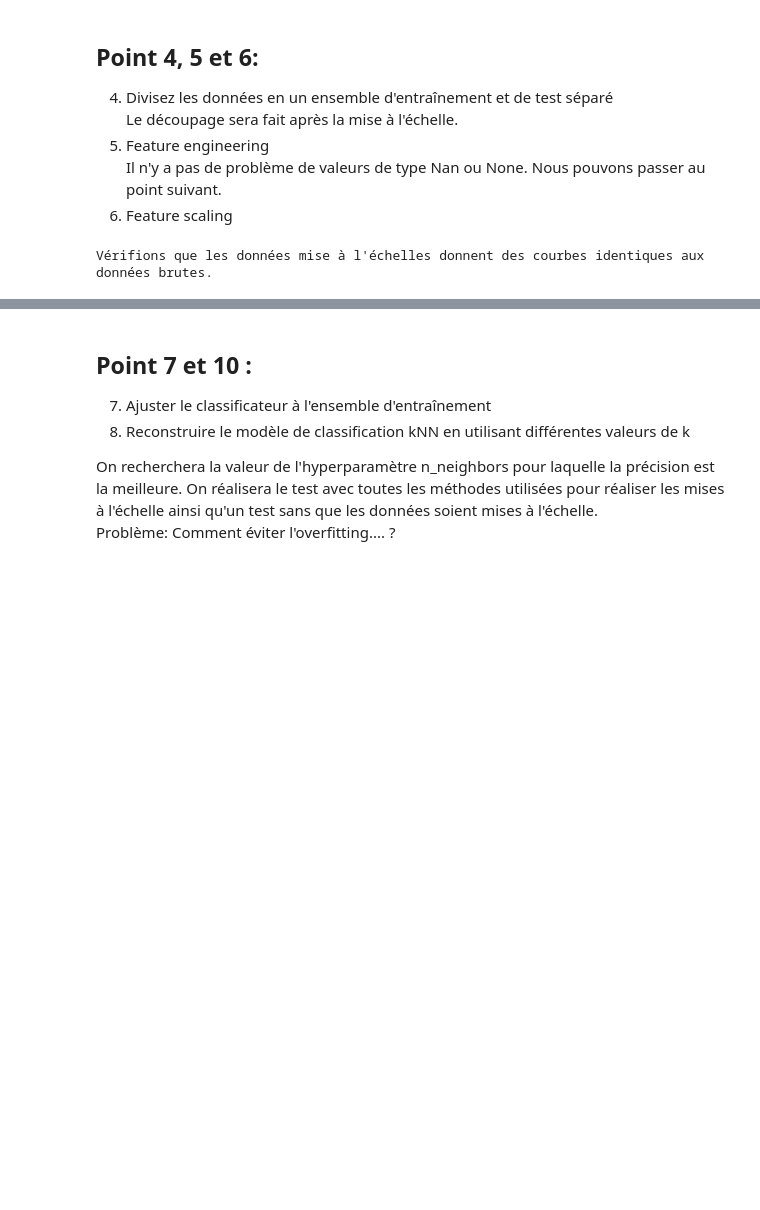
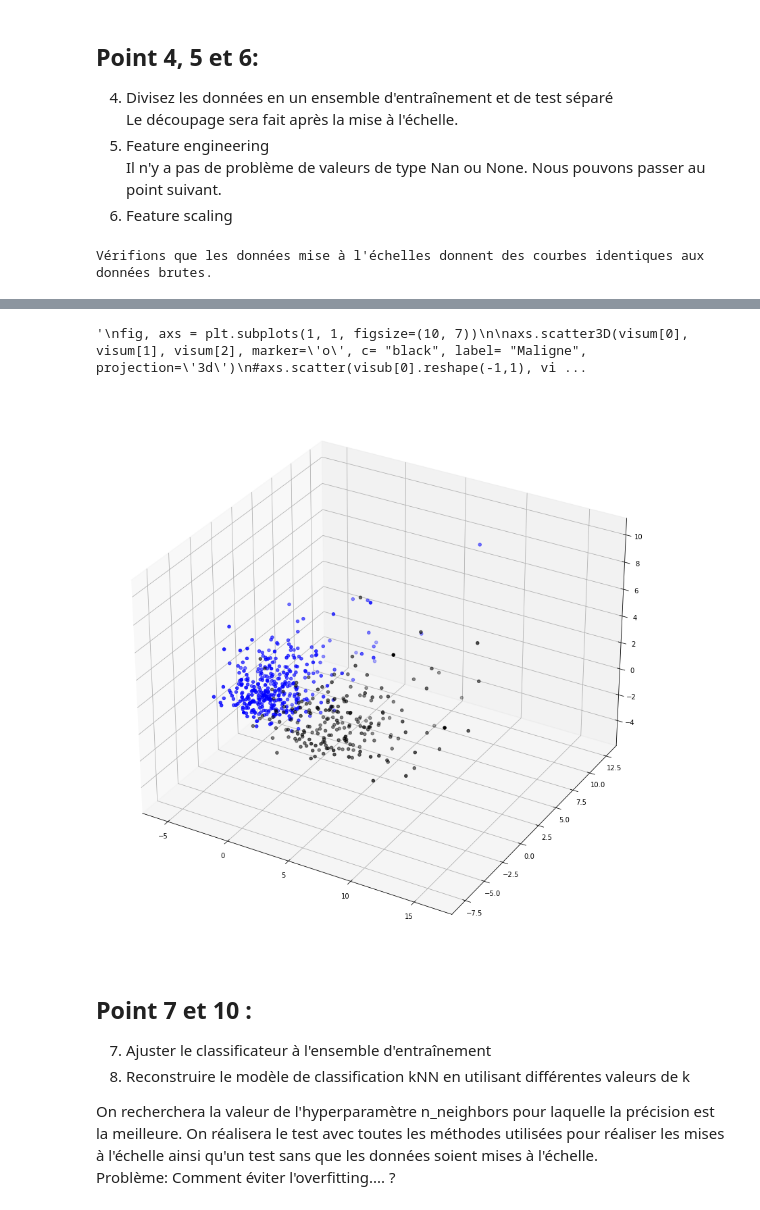
Before and after one commit to jpphi/brief11-KNN, a Jupyter notebook: brief11-KNN-rendu.ipynb, the cells around one changed output, grey strips where cells are left out. Drawn from its saved outputs; the diff is of its cells as text; code cells hidden in the pictures; blank space fills up the shorter version.

```diff
--- a/brief11-KNN-rendu.ipynb
+++ b/brief11-KNN-rendu.ipynb
@@ -266,3 +292,34 @@ Vérifions que les données mise à l'échelles donnent des courbes identiques a
+# %%
+from mpl_toolkits.mplot3d import Axes3D
+
+modpca= PCA(n_components= 3)
+crabe_std= StandardScaler().fit_transform(crabe)
+visu= (modpca.fit_transform(crabe_std))
+
+visum= (visu[diagnostic== 'M']).T
+visub= (visu[diagnostic== 'B']).T
+
+fig= plt.figure(figsize= (20,15))
+ax = plt.axes(projection ="3d")
+
+# Creating plot
+ax.scatter3D(visum[0], visum[1], visum[2], color = "black")
+ax.scatter3D(visub[0], visub[1], visub[2], color = "blue")
+
+"""
+fig, axs = plt.subplots(1, 1, figsize=(10, 7))
+
+axs.scatter3D(visum[0], visum[1], visum[2], marker='o', c= "black", label= "Maligne", projection='3d')
+#axs.scatter(visub[0].reshape(-1,1), visub[1].reshape(-1,1), visum[2].reshape(-1,1), marker='o', c= "blue", label= "Bénigne")
+axs.set_xlabel('PCA label')
+axs.set_ylabel('PCA label')
+axs.legend()
+
+_= fig.suptitle("Répartition des données (méthode de standardisation: StandardScaler):")
+"""
+# %% [output]
+'\nfig, axs = plt.subplots(1, 1, figsize=(10, 7))\n\naxs.scatter3D(visum[0], visum[1], visum[2], marker=\'o\', c= "black", label= "Maligne", projection=\'3d\')\n#axs.scatter(visub[0].reshape(-1,1), vi ...
+[figure, added]
 # %% [markdown]
 ## Point 7 et 10 :
 7. Ajuster le classificateur à l'ensemble d'entraînement
```
Also changed, not shown: parts of 6 cells of this notebook.
